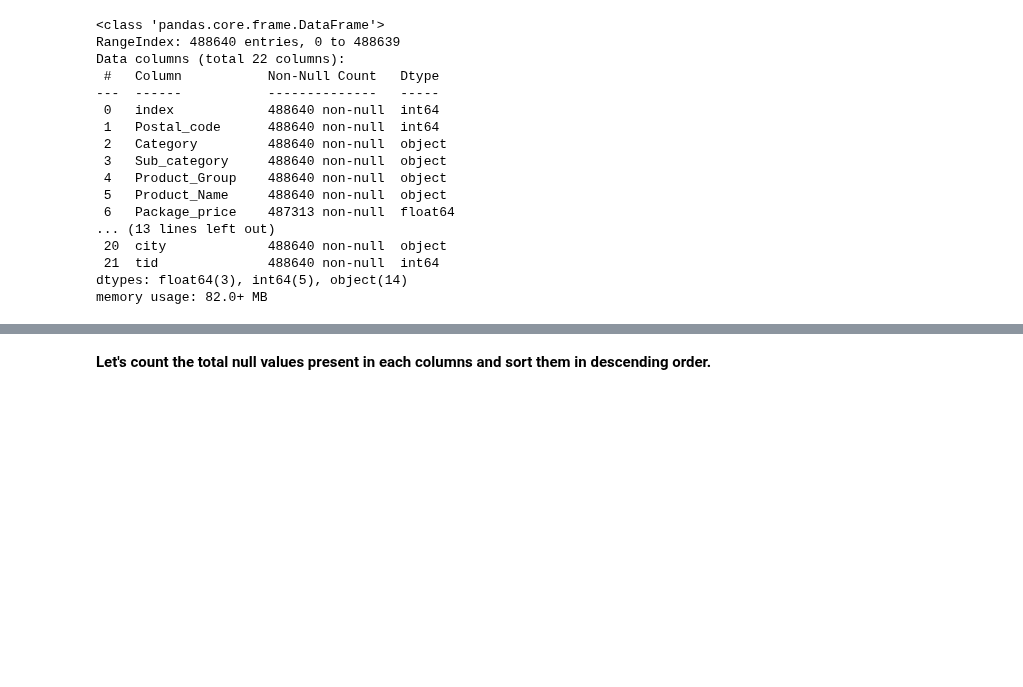
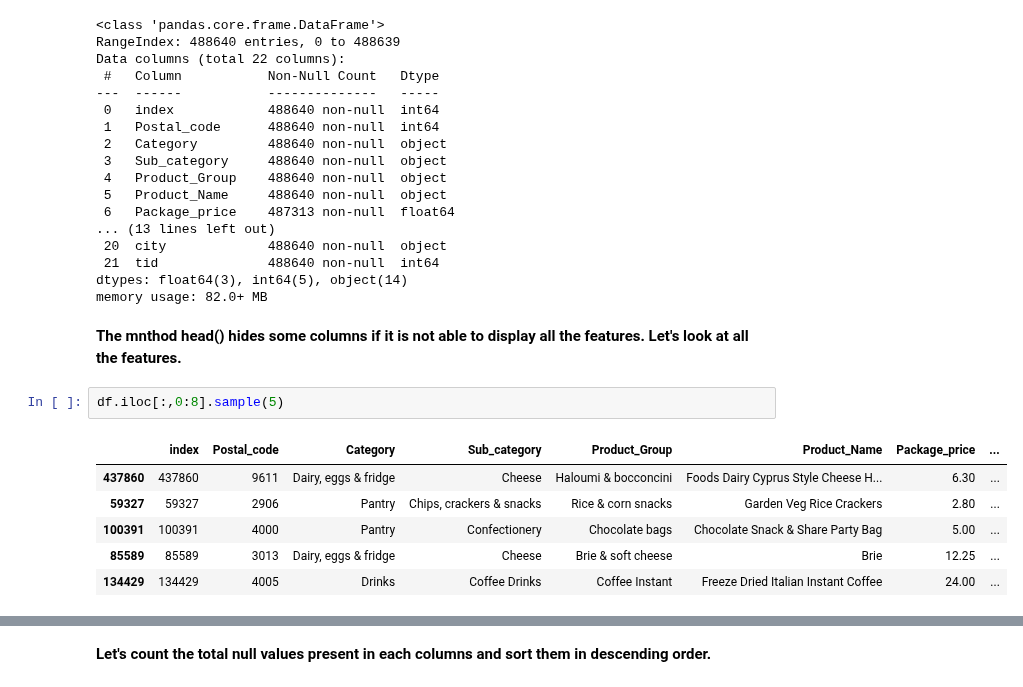
Before and after one commit to binayakhadka/grocery-retail-analytics, a Jupyter notebook: aus.ipynb, the cells around one changed output, grey strips where cells are left out. Drawn from its saved outputs; the diff is of its cells as text; blank space fills up the shorter version.

```diff
--- a/aus.ipynb
+++ b/aus.ipynb
@@ -44,3 +44,14 @@ Data columns (total 22 columns):
  21  tid              488640 non-null  int64
 dtypes: float64(3), int64(5), object(14)
 memory usage: 82.0+ MB
+# %% [markdown]
+**The mnthod head() hides some columns if it is not able to display all the features. Let's look at all the features.**
+# %%
+df.iloc[:,0:8].sample(5)
+# %% [output]
+|  | index | Postal_code | Category | Sub_category | Product_Group | Product_Name | Package_price | ... |
+| 437860 | 437860 | 9611 | Dairy, eggs & fridge | Cheese | Haloumi & bocconcini | Foods Dairy Cyprus Style Cheese H... | 6.30 | ... |
+| 59327 | 59327 | 2906 | Pantry | Chips, crackers & snacks | Rice & corn snacks | Garden Veg Rice Crackers | 2.80 | ... |
+| 100391 | 100391 | 4000 | Pantry | Confectionery | Chocolate bags | Chocolate Snack & Share Party Bag | 5.00 | ... |
+| 85589 | 85589 | 3013 | Dairy, eggs & fridge | Cheese | Brie & soft cheese | Brie | 12.25 | ... |
+| 134429 | 134429 | 4005 | Drinks | Coffee Drinks | Coffee Instant | Freeze Dried Italian Instant Coffee | 24.00 | ... |
```
Also changed, not shown: parts of 3 cells of this notebook.
